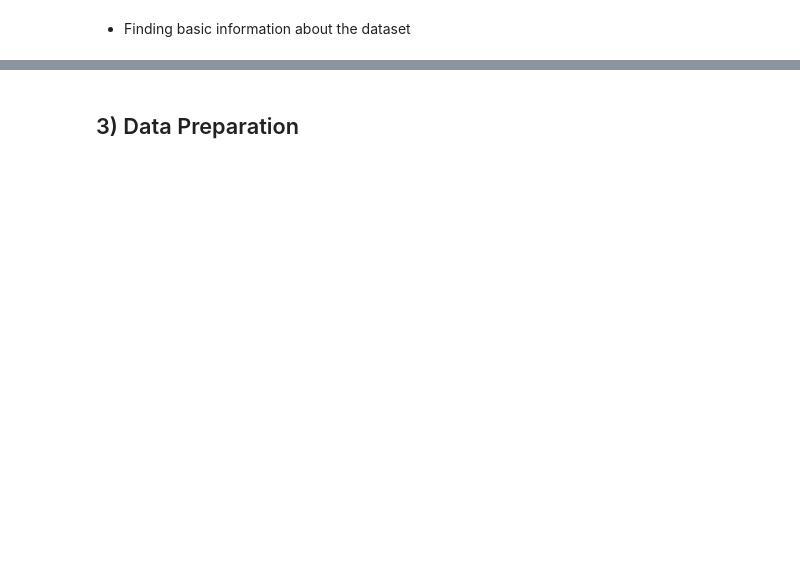
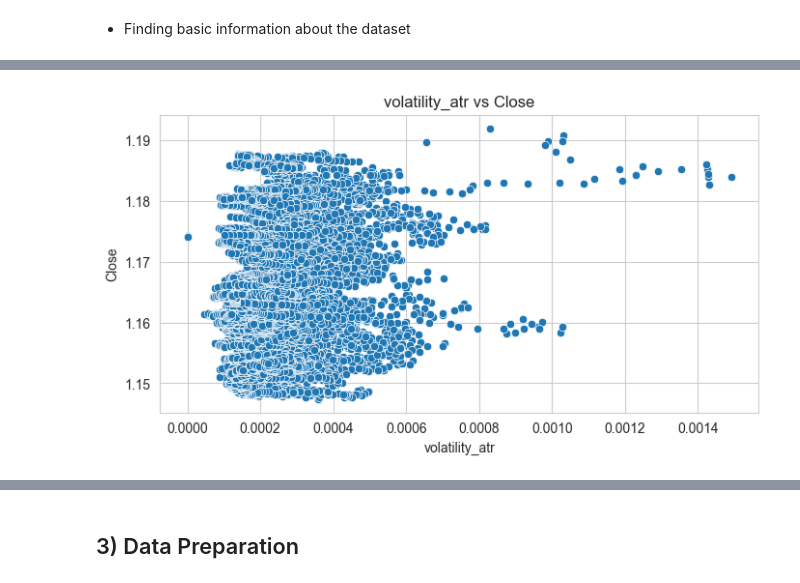
Before and after one commit to eugene-maina72/FX-trading-bot-EUR-USD, a Jupyter notebook: notebook.ipynb, the cells around one changed output, grey strips where cells are left out. Saved outputs shown, nothing was run; the diff lists cells and outputs as text; code cells hidden in the pictures; blank space fills up the shorter version.

```diff
--- a/notebook.ipynb
+++ b/notebook.ipynb
@@ -515,0 +785,9 @@ five_min.describe().T
+# %%
+# --- 5) Economic calendar slice check (optional) ---
+try:
+    rel = pd.read_csv("data/economic calendar dataset/relevant_events.csv", parse_dates=["date"])
+    print("\nRelevant events schema:")
+    print(rel.info())
+    print("Events by importance:\n", rel["importance"].value_counts(dropna=False))
+except Exception as e:
+    print("Calendar read skipped:", e)
@@ -515,0 +863,72 @@ five_min.describe().T
+# %%
+import seaborn as sns
+from sklearn.preprocessing import StandardScaler
+from sklearn.cluster import KMeans
+
+# 1. Feature Exploration: Correlation and importance of technical indicators
+feature_corr = five_min.corr()["Close"].sort_values(ascending=False)
+print("Top correlated features with Close price:")
+print(feature_corr.head(10))
+
+# Visualize relationships between selected features and future returns
+import matplotlib.pyplot as plt
+
+selected_features = [
+    "volatility_atr", "trend_macd", "trend_adx", "momentum_rsi", "trend_ema_fast", "trend_ema_slow"
+]
+for feat in selected_features:
+    plt.figure(figsize=(8, 4))
+    sns.scatterplot(x=five_min[feat], y=five_min["Close"])
+    plt.title(f"{feat} vs Close")
+    plt.show()
+
+# 2. Session-Based Analysis: Compare feature distributions across sessions
+five_ctx = add_time_context(five_min)
+for feat in selected_features:
+    plt.figure(figsize=(8, 4))
+    sns.boxplot(x=five_ctx["session"], y=five_ctx[feat])
+    plt.title(f"{feat} by Session")
+    plt.show()
+
+# 3. Event Impact Analysis: Overlay high-impact news events
+rel["datetime"] = pd.to_datetime(rel["date"] + " " + rel["time"], errors="coerce", utc=True)
+high_impact = rel[rel["importance"] == "high"]
+event_times = high_impact["datetime"].dropna()
+
+five_min["is_high_impact_event"] = five_min.index.isin(event_times)
+plt.figure(figsize=(12, 4))
+plt.plot(five_min.index, five_min["Close"], label="Close")
+plt.scatter(five_min.index[five_min["is_high_impact_event"]], five_min["Close"][five_min["is_high_impact_event"]], color='red', label='High Impact Event', s=10)
+plt.legend()
+plt.title("EUR/USD Close Price with High Impact Events")
+plt.show()
+
+# 4. Regime Identification: Simple clustering on volatility and trend features
+
+X = five_min[["volatility_atr", "trend_macd", "trend_adx", "momentum_rsi"]].fillna(0)
+scaler = StandardScaler()
+X_scaled = scaler.fit_transform(X)
+kmeans = KMeans(n_clusters=3, random_state=42)
+five_min["regime"] = kmeans.fit_predict(X_scaled)
+
+plt.figure(figsize=(12, 4))
+sns.scatterplot(x=five_min.index, y=five_min["Close"], hue=five_min["regime"], palette="Set2", legend="full")
+plt.title("EUR/USD Close Price by Regime")
+plt.show()
+
+# 5. Correlation and Predictability: Correlation with future returns
+for n in [1, 3, 6, 12]:
+    five_min[f"ret_fwd_{n}"] = five_min["Close"].pct_change(periods=n).shift(-n)
+    corr = five_min[selected_features + [f"ret_fwd_{n}"]].corr()[f"ret_fwd_{n}"].sort_values(ascending=False)
+    print(f"\nCorrelation with ret_fwd_{n}:")
+    print(corr)
+
+# 6. Risk & Money Management Insights: Typical stop-loss/take-profit distances
+atr_median = five_min["volatility_atr"].median()
+print(f"Median ATR (stop-loss guide, pips): {atr_median * 10000:.2f}")
+print(f"Typical take-profit (2x ATR, pips): {atr_median * 2 * 10000:.2f}")
+
+# 7. Data Quality Checks: Outliers, duplicates, time alignment
+print("Duplicate timestamps:", five_min.index.duplicated().sum())
+print("Outlier check (Close):", five_min["Close"].describe())
+# %% [output]
@@ -515,0 +947 @@ five_min.describe().T
+[figure, added]
```
Also changed, not shown: parts of 43 cells of this notebook, 18 other files.
